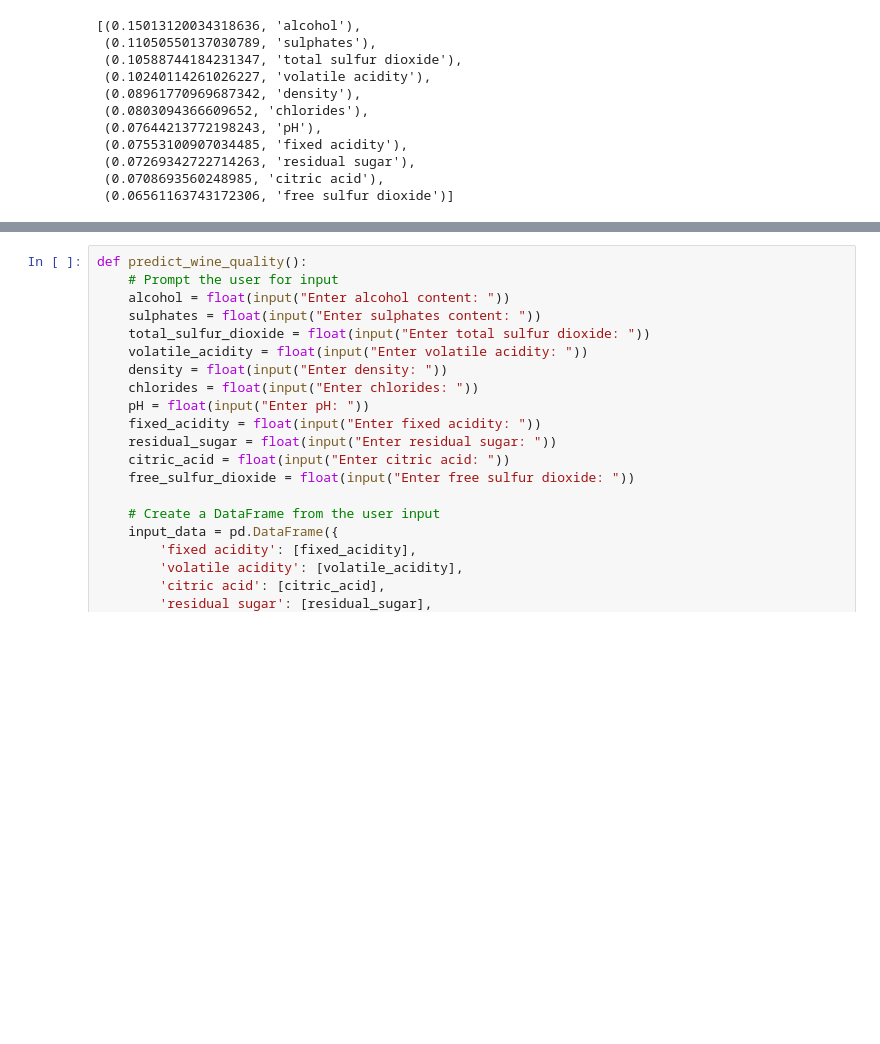
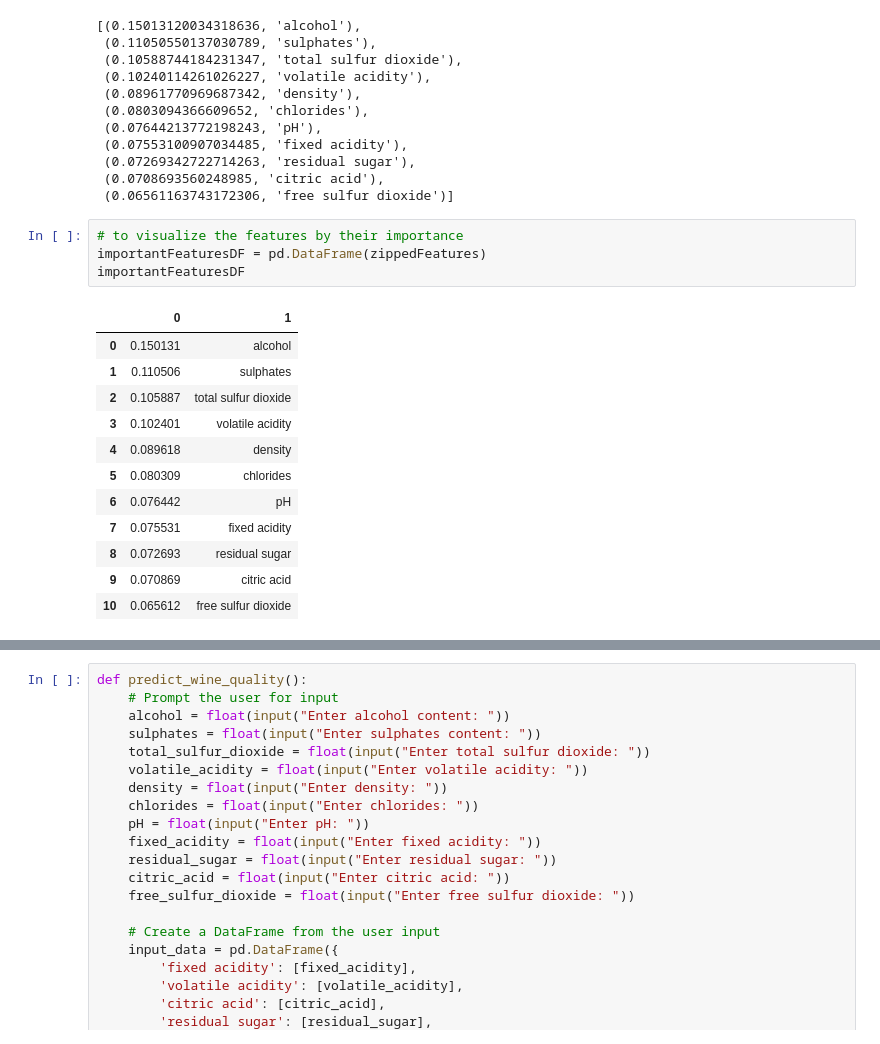
Before and after one commit to jlanahartman/project4_teamStark, a Jupyter notebook: wineQualityPredictionRanFor.ipynb, the cells around one changed output, grey strips where cells are left out. Drawn from its saved outputs; the diff is of its cells as text; blank space fills up the shorter version.

```diff
--- a/wineQualityPredictionRanFor.ipynb
+++ b/wineQualityPredictionRanFor.ipynb
@@ -123,3 +232,20 @@ zippedFeatures
  (0.07269342722714263, 'residual sugar'),
  (0.0708693560248985, 'citric acid'),
  (0.06561163743172306, 'free sulfur dioxide')]
+# %%
+# to visualize the features by their importance
+importantFeaturesDF = pd.DataFrame(zippedFeatures)
+importantFeaturesDF
+# %% [output]
+|  | 0 | 1 |
+| 0 | 0.150131 | alcohol |
+| 1 | 0.110506 | sulphates |
+| 2 | 0.105887 | total sulfur dioxide |
+| 3 | 0.102401 | volatile acidity |
+| 4 | 0.089618 | density |
+| 5 | 0.080309 | chlorides |
+| 6 | 0.076442 | pH |
+| 7 | 0.075531 | fixed acidity |
+| 8 | 0.072693 | residual sugar |
+| 9 | 0.070869 | citric acid |
+| 10 | 0.065612 | free sulfur dioxide |
```
Also changed, not shown: parts of 24 cells of this notebook.
